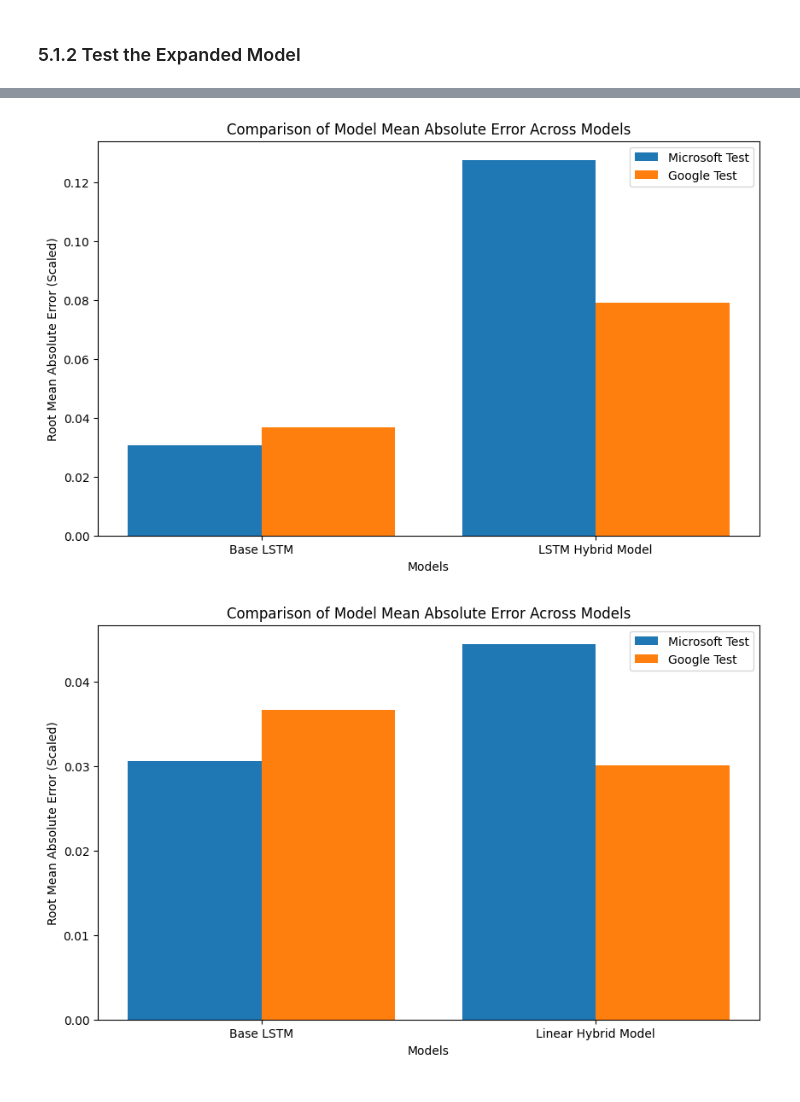
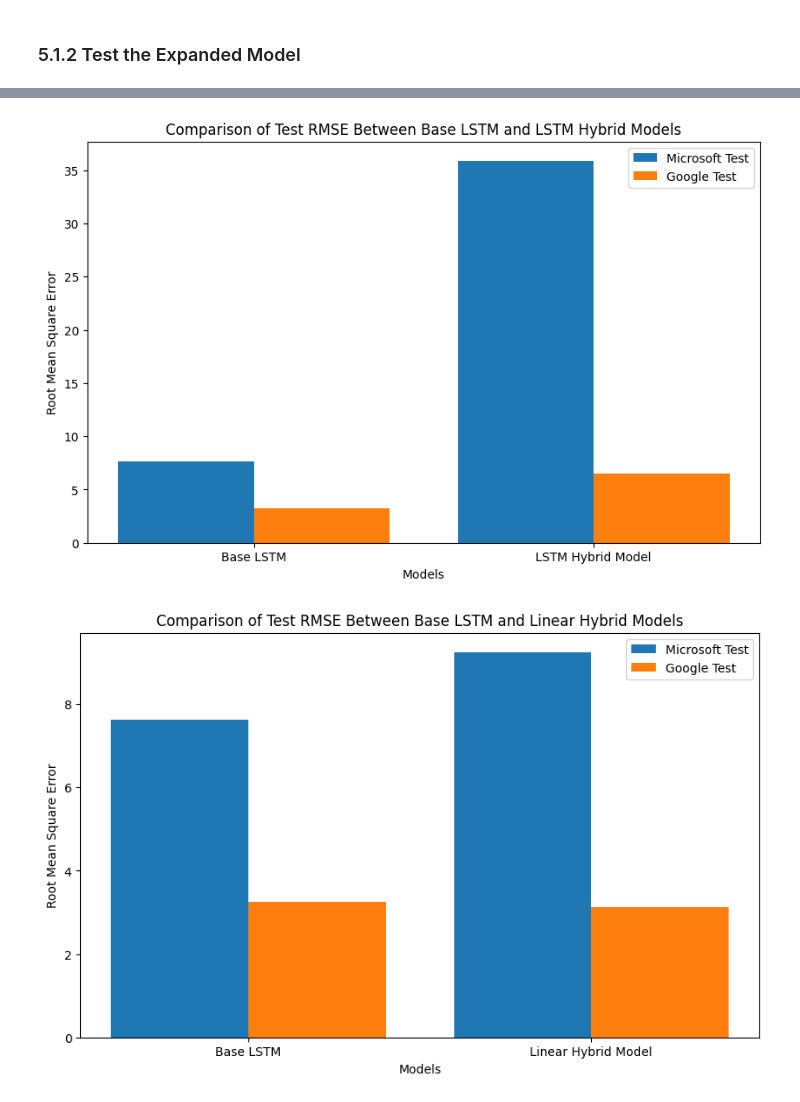
Before and after one commit to Chenzhang0329/StockPrice-Hybrid-Model-, a Jupyter notebook: Final_Assignment_Main_Good_copy.ipynb, the cells around one changed output, grey strips where cells are left out. Saved outputs shown, nothing was run; the diff lists cells and outputs as text; code cells hidden in the pictures.

```diff
--- a/Final_Assignment_Main_Good_copy.ipynb
+++ b/Final_Assignment_Main_Good_copy.ipynb
@@ -289,16 +293,4 @@ for i, frame in enumerate(frames):
 plt.ylabel('Share Price')
 plt.legend()
 plt.show()
-
-#create plot to display daily number of headlines as a 20 day rolling average
-rollings = []
-for i, frame in enumerate(frames):
-  frame['average headlines'] = frame['headline'].rolling(20).mean()
-  rollings.append(frame)
-plt.figure(figsize = (12, 8))
-for i, frame in enumerate(rollings):
-  frame['average headlines'].plot(label = ticker_list[i]+' # Daily Headlines')
-plt.legend()
-plt.ylabel('20 Day Rolling Average Number of Headlines ')
-plt.show()
 # %% [output]
@@ -1020,27 +1035,27 @@ plt.show()
 #prepare all predictions
 #lstm
 print('single LSTM model')
-msft_lstm_mse, msft_lstm_mae = compute_metrics(y_test, LSTM_MSFT_test)
-goog_lstm_mse, goog_lstm_mae = compute_metrics(google_target, LSTM_GOOG_yhat)
+msft_lstm_rmse, msft_lstm_mae = compute_metrics(target_scaler.inverse_transform(y_test),target_scaler.inverse_transform(LSTM_MSFT_test))
+goog_lstm_rmse, goog_lstm_mae = compute_metrics(google_scaler.inverse_transform(google_target), google_scaler.inverse_transform(LSTM_GOOG_yhat))
 
 print('single hybrid model')
 #single hybrid
-msft_single_mse, msft_single_mae = compute_metrics(MSFT_y_test, MSFT_predictions)
-goog_single_mse, goog_single_mae = compute_metrics(GOOG_y_test, GOOG_predictions)
+msft_single_rmse, msft_single_mae = compute_metrics(target_scaler.inverse_transform(MSFT_y_test), target_scaler.inverse_transform(MSFT_predictions))
+goog_single_rmse, goog_single_mae = compute_metrics(google_scaler.inverse_transform(GOOG_y_test),google_scaler.inverse_transform(GOOG_predictions))
 
 print('single linear model')
 #Single linear hybrid
-msft_sing_linear_mse, msft_sing_linear_mae = compute_metrics(y_test, linear_predictions_MSFT)
-goog_linear_mse, goog_linear_mae = compute_metrics(google_target, linear_predictions_GOOG)
+msft_sing_linear_rmse, msft_sing_linear_mae = compute_metrics(target_scaler.inverse_transform(y_test), target_scaler.inverse_transform(linear_predictions_MSFT))
+goog_linear_rmse, goog_linear_mae = compute_metrics(google_scaler.inverse_transform(google_target), google_scaler.inverse_transform(linear_predictions_GOOG))
 
 print('expanded hybrid model')
 #expanded_hybrid
-msft_expanded_mse, msft_expanded_mae = compute_metrics(msft_y, msft_predictions)
-goog_expanded_mse, goog_expanded_mae = compute_metrics(goog_y, goog_predictions)
+msft_expanded_rmse, msft_expanded_mae = compute_metrics(target_scaler.inverse_transform(msft_y), target_scaler.inverse_transform(msft_predictions))
+goog_expanded_rmse, goog_expanded_mae = compute_metrics(google_scaler.inverse_transform(goog_y), google_scaler.inverse_transform(goog_predictions))
 
 print('expanded linear model')
 #Expanded linear hybrid
-msft_exlin_mse, msft_exlin_mae = compute_metrics(y_test, linear_ex_msft)
-goog_exlin_mse, goog_exlin_mae = compute_metrics(google_target, linear_ex_goog)
+msft_exlin_rmse, msft_exlin_mae = compute_metrics(target_scaler.inverse_transform(y_test), target_scaler.inverse_transform(linear_ex_msft))
+goog_exlin_rmse, goog_exlin_mae = compute_metrics(google_scaler.inverse_transform(google_target), google_scaler.inverse_transform(linear_ex_goog))
 # %% [output]
 single LSTM model
@@ -1061,35 +1076,36 @@ the root mean square error of the predictions is 0.02931579016149044, and the me
 # %%
 x = ['Base LSTM', 'LSTM Hybrid Model']
-msft = [msft_lstm_mse, msft_single_mse]
-goog = [goog_lstm_mse, goog_single_mse]
+msft = [msft_lstm_rmse, msft_single_rmse]
+goog = [goog_lstm_rmse, goog_single_rmse]
 X_axis = np.arange(len(x))
 plt.figure(figsize=(10, 6))
 plt.bar(X_axis - 0.2, msft, 0.4, label = 'Microsoft Test')
 plt.bar(X_axis + 0.2, goog, 0.4, label = 'Google Test')
 plt.xticks(X_axis, x)
 plt.xlabel("Models")
-plt.ylabel("Root Mean Absolute Error (Scaled)")
-plt.title("Comparison of Model Mean Absolute Error Across Models")
+plt.ylabel("Root Mean Square Error")
+plt.title("Comparison of Test RMSE Between Base LSTM and LSTM Hybrid Models")
 plt.legend()
 plt.show()
 # %% [output]
-[figure, old version]
+[figure, new version]
 # %%
 x = ['Base LSTM', 'Linear Hybrid Model']
-msft = [msft_lstm_mse, msft_sing_linear_mse]
-goog = [goog_lstm_mse, goog_linear_mse]
+msft = [msft_lstm_rmse, msft_sing_linear_rmse]
+goog = [goog_lstm_rmse, goog_linear_rmse]
 X_axis = np.arange(len(x))
 plt.figure(figsize=(10, 6))
 plt.bar(X_axis - 0.2, msft, 0.4, label = 'Microsoft Test')
 plt.bar(X_axis + 0.2, goog, 0.4, label = 'Google Test')
 plt.xticks(X_axis, x)
 plt.xlabel("Models")
-plt.ylabel("Root Mean Absolute Error (Scaled)")
-plt.title("Comparison of Model Mean Absolute Error Across Models")
+plt.ylabel("Root Mean Square Error")
+#plt.ylim([0, 0.09])
+plt.title("Comparison of Test RMSE Between Base LSTM and Linear Hybrid Models")
 plt.legend()
 plt.show()
 # %% [output]
-[figure, old version]
+[figure, new version]
 # %%
 import seaborn as sns
 x = ['Base LSTM', 'Single Company \n Hybrid Model (LSTM)', 'Single Company \n Hybrid Model (Linear)', "Expanded Hybrid \n Model (LSTM)", "Expanded Hybrid \n Model (Linear)"]
```
Also changed, not shown: parts of 26 cells of this notebook.
